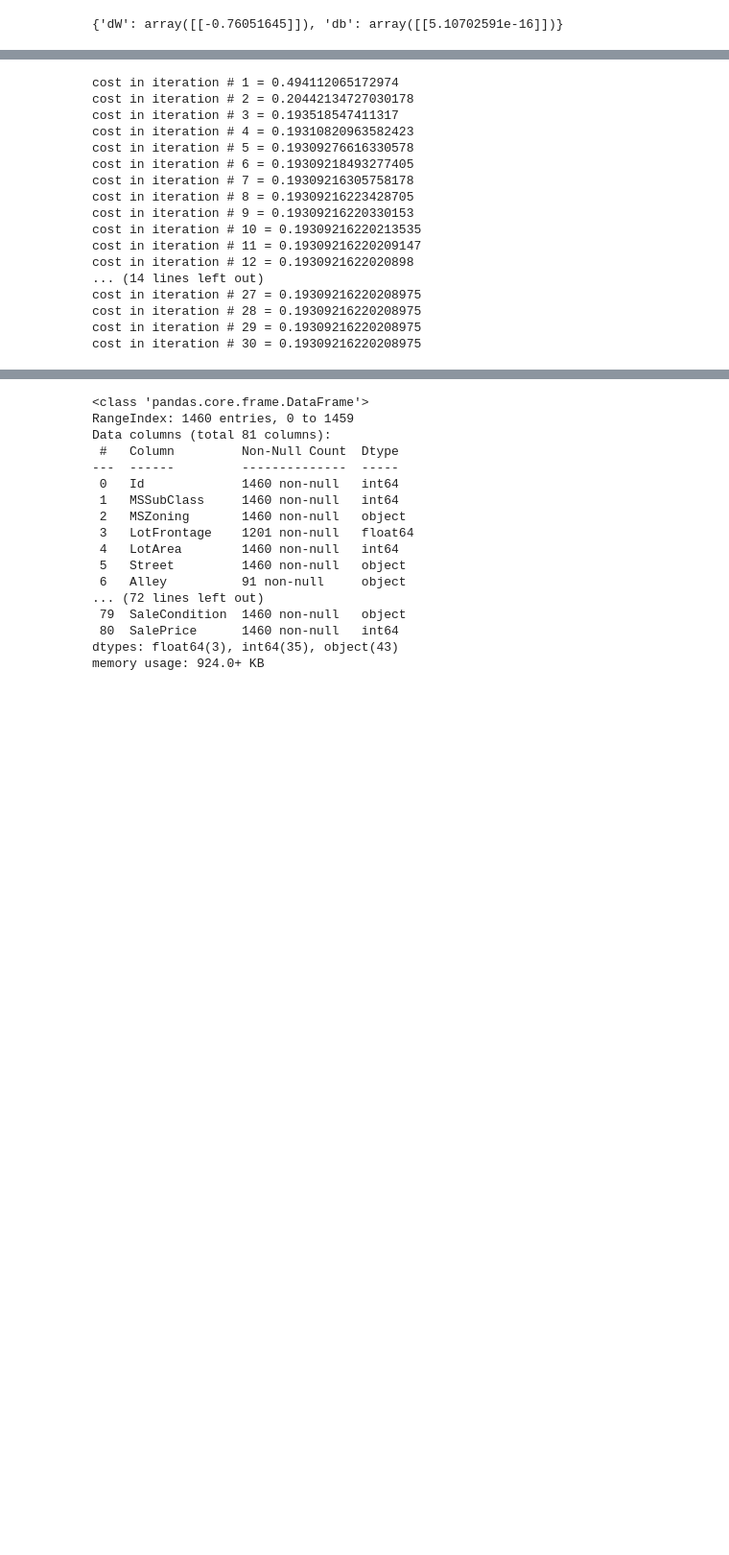
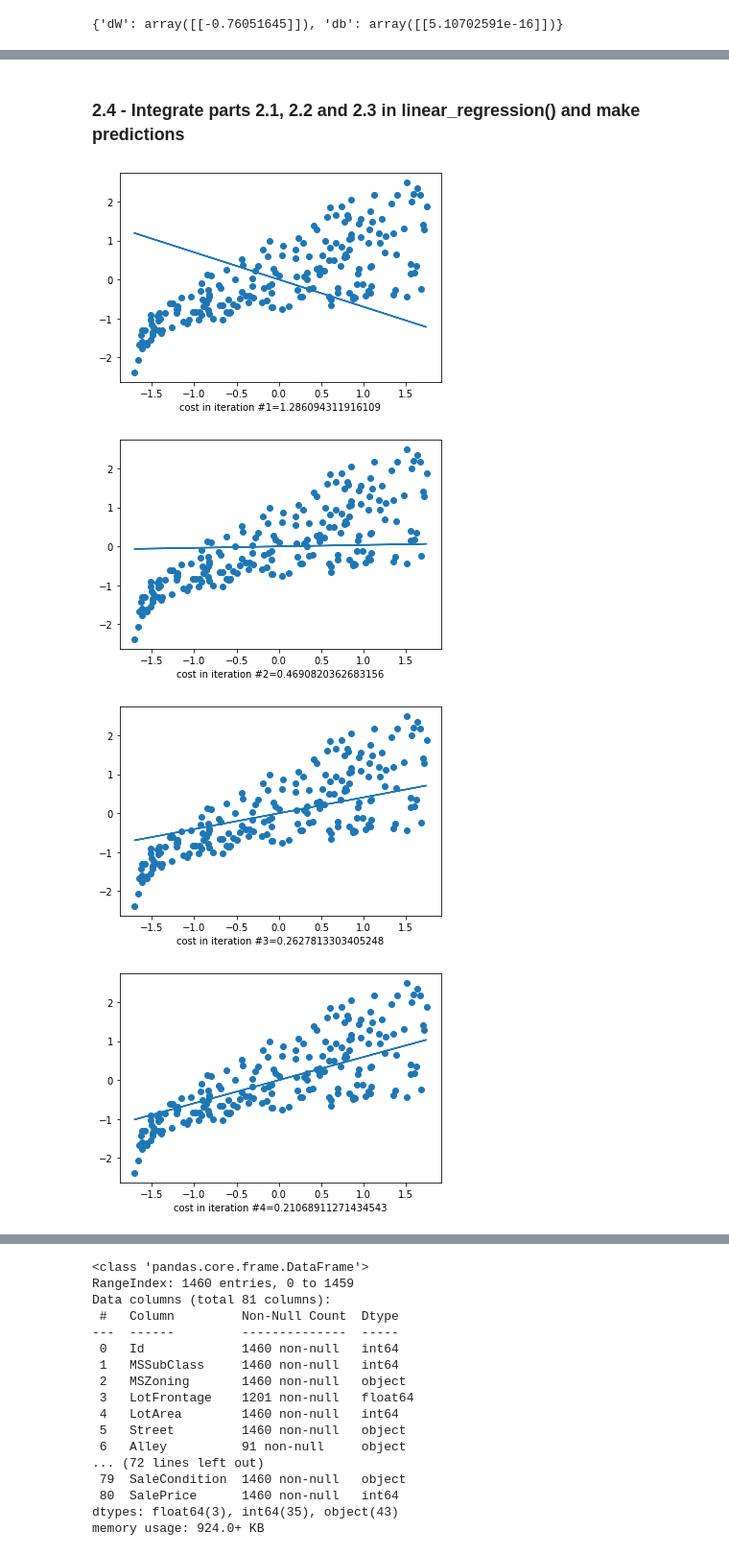
Before and after one commit to AbanoubYounan/Build-Linear-Regression-Model-from-Scratch, a Jupyter notebook: Linear Regression from Scratch.ipynb, the cells around one changed output, grey strips where cells are left out. Shown at 96% size. Drawn from its saved outputs; the diff is of its cells as text; code cells hidden in the pictures; blank space fills up the shorter version.

Commit message:
Finish building simple and multiple linear regression

```diff
--- a/Linear Regression from Scratch.ipynb
+++ b/Linear Regression from Scratch.ipynb
@@ -120,31 +300,29 @@ parameters
+# %% [markdown]
+<a name='2.4'></a>
+### 2.4 - Integrate parts 2.1, 2.2 and 2.3 in linear_regression() and make predictions
 # %%
-def linear_regression(X,Y,learning_rate = 1.2, number_of_iteration = 100):
+def linear_regression(X,Y,learning_rate = 1.2, number_of_iteration = 100,visualize = False, print_cost = False):
     n_x,n_y = layer_sizes(X, Y)
     parameters = initialize_parameters(n_x,n_y)
-    print('init para',parameters)
+    if visualize and X.shape[0] ==1:
+        # For Visualization purpose i will set the parameters manualy :)
+        parameters['W'][0] = -0.7
     for i in range(number_of_iteration):
         Y_predict = forward_propegation(X,parameters)
-        print('cost in iteration #', i+1, '=', cost_function(Y, Y_predict))
         grads = back_propegation(Y,Y_predict,X)
         parameters = update_parameters(grads, parameters,learning_rate)
+        if visualize and X.shape[0] == 1:
+            plt.scatter(x=X[0], y=Y[0])
+            plt.plot(X[0],Y_predict[0])
+            plt.xlabel('cost in iteration #'+str(i+1)+'='+str(cost_function(Y, Y_predict)))
+            plt.show()
+        elif print_cost:
+            print('cost in iteration #', i+1, '=', cost_function(Y, Y_predict))
     return parameters
 # %%
-paramaters = linear_regression(X_norm,Y_norm,1.2, 30)
+parameters_simple = linear_regression(X_norm,Y_norm,0.5, 10, visualize = True)
 # %% [output]
-cost in iteration # 1 = 0.494112065172974
-cost in iteration # 2 = 0.20442134727030178
-cost in iteration # 3 = 0.193518547411317
-cost in iteration # 4 = 0.19310820963582423
-cost in iteration # 5 = 0.19309276616330578
-cost in iteration # 6 = 0.19309218493277405
-cost in iteration # 7 = 0.19309216305758178
-cost in iteration # 8 = 0.19309216223428705
-cost in iteration # 9 = 0.19309216220330153
-cost in iteration # 10 = 0.19309216220213535
-cost in iteration # 11 = 0.19309216220209147
-cost in iteration # 12 = 0.1930921622020898
-... (14 lines left out)
-cost in iteration # 27 = 0.19309216220208975
-cost in iteration # 28 = 0.19309216220208975
-cost in iteration # 29 = 0.19309216220208975
-cost in iteration # 30 = 0.19309216220208975
+[figure, added]
+[figure, added]
+[figure, added]
+[figure, added]
```
Also changed, not shown: parts of 50 cells of this notebook, 1 other file.
